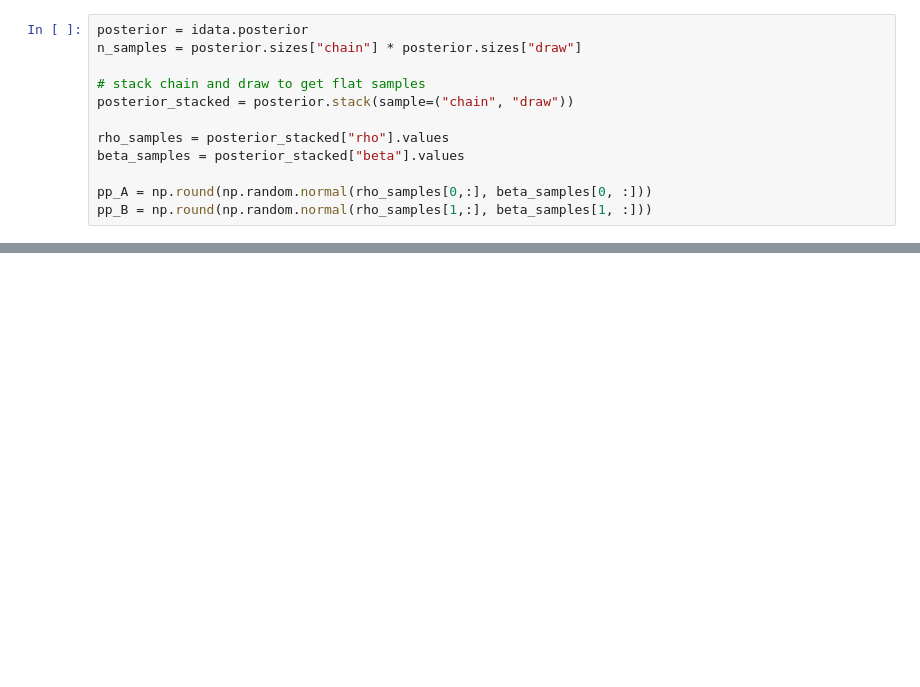
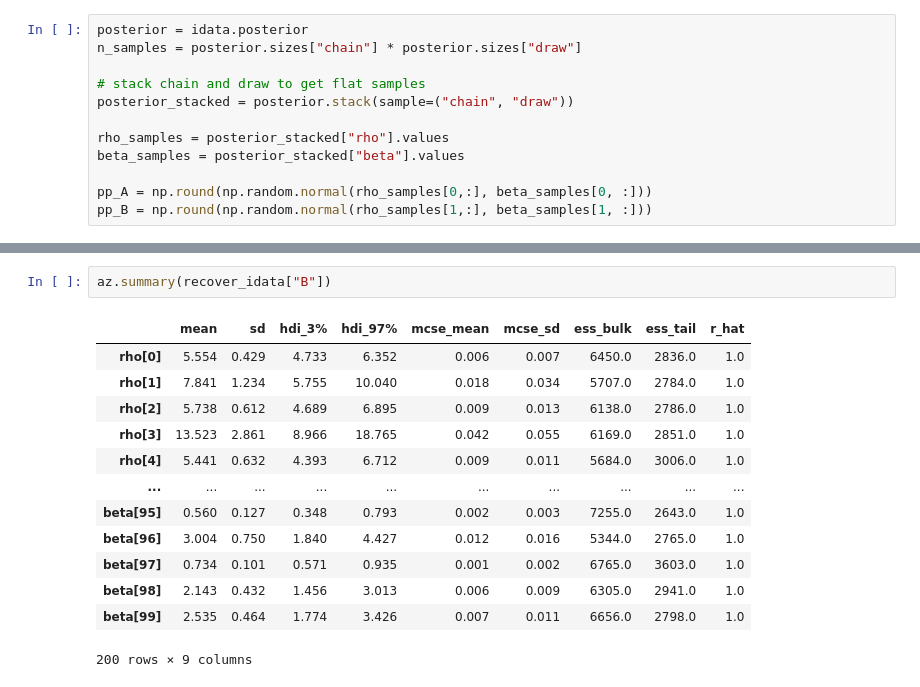
Before and after one commit to alazaydin/bart-censored, a Jupyter notebook: censoring.ipynb, the cells around one changed output, grey strips where cells are left out. Cells and saved outputs as stored; diff of their text form; blank space fills up the shorter version.

```diff
--- a/censoring.ipynb
+++ b/censoring.ipynb
@@ -337,0 +433,16 @@ axs[1].set_xlim([0, 12]);
+# %%
+az.summary(recover_idata["B"])
+# %% [output]
+|  | mean | sd | hdi_3% | hdi_97% | mcse_mean | mcse_sd | ess_bulk | ess_tail | r_hat |
+| rho[0] | 5.554 | 0.429 | 4.733 | 6.352 | 0.006 | 0.007 | 6450.0 | 2836.0 | 1.0 |
+| rho[1] | 7.841 | 1.234 | 5.755 | 10.040 | 0.018 | 0.034 | 5707.0 | 2784.0 | 1.0 |
+| rho[2] | 5.738 | 0.612 | 4.689 | 6.895 | 0.009 | 0.013 | 6138.0 | 2786.0 | 1.0 |
+| rho[3] | 13.523 | 2.861 | 8.966 | 18.765 | 0.042 | 0.055 | 6169.0 | 2851.0 | 1.0 |
+| rho[4] | 5.441 | 0.632 | 4.393 | 6.712 | 0.009 | 0.011 | 5684.0 | 3006.0 | 1.0 |
+| ... | ... | ... | ... | ... | ... | ... | ... | ... | ... |
+| beta[95] | 0.560 | 0.127 | 0.348 | 0.793 | 0.002 | 0.003 | 7255.0 | 2643.0 | 1.0 |
+| beta[96] | 3.004 | 0.750 | 1.840 | 4.427 | 0.012 | 0.016 | 5344.0 | 2765.0 | 1.0 |
+| beta[97] | 0.734 | 0.101 | 0.571 | 0.935 | 0.001 | 0.002 | 6765.0 | 3603.0 | 1.0 |
+| beta[98] | 2.143 | 0.432 | 1.456 | 3.013 | 0.006 | 0.009 | 6305.0 | 2941.0 | 1.0 |
+| beta[99] | 2.535 | 0.464 | 1.774 | 3.426 | 0.007 | 0.011 | 6656.0 | 2798.0 | 1.0 |
+200 rows × 9 columns
```
Also changed, not shown: parts of 19 cells of this notebook, 6 other files.
